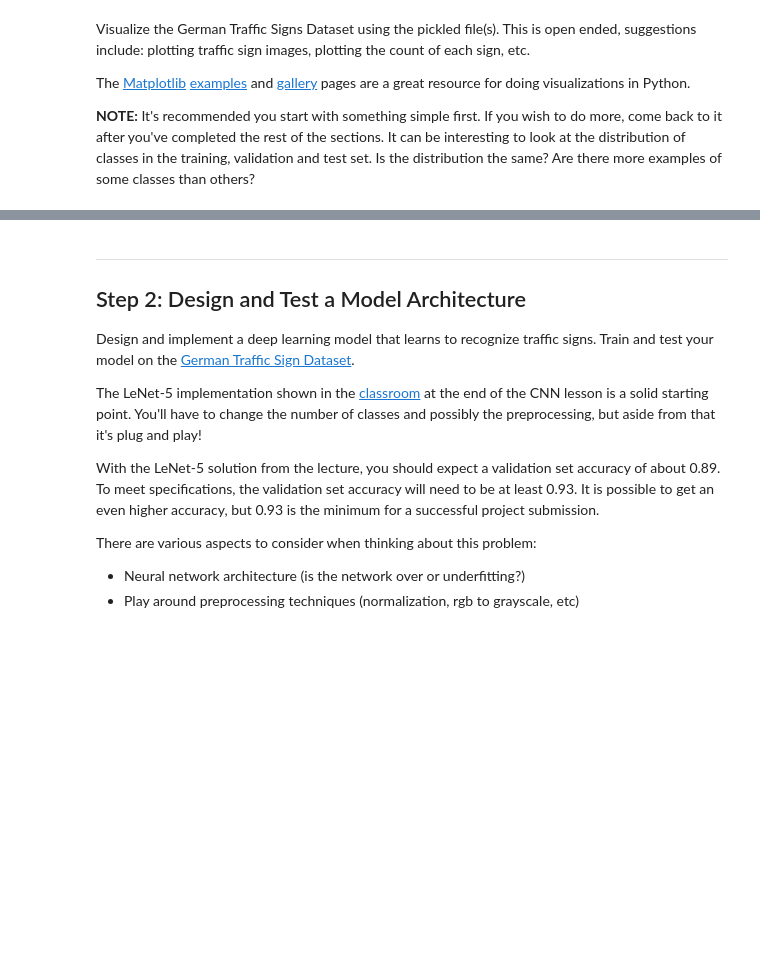
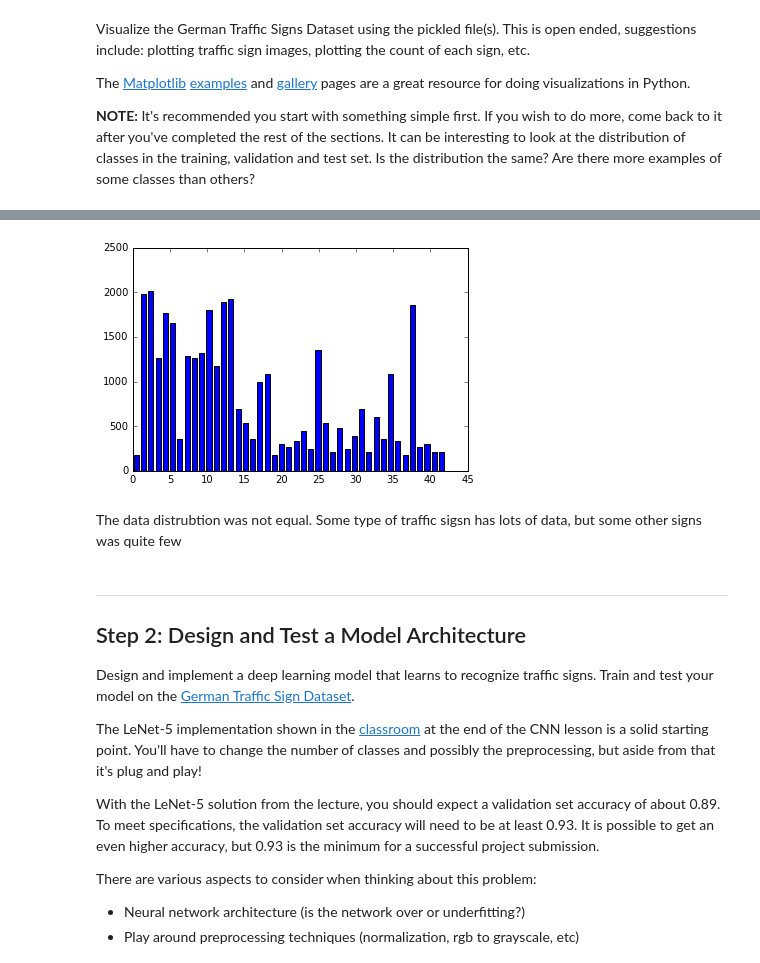
Before and after one commit to igaspard/CarND-Traffic-Sign-Classifier-Project, a Jupyter notebook: Traffic_Sign_Classifier.ipynb, the cells around one changed output, grey strips where cells are left out. Saved outputs shown, nothing was run; the diff lists cells and outputs as text; code cells hidden in the pictures; blank space fills up the shorter version.

```diff
--- a/Traffic_Sign_Classifier.ipynb
+++ b/Traffic_Sign_Classifier.ipynb
@@ -111,3 +111,14 @@ print(y_train[index])
+# %%
+# histogram of label frequency
+hist, cell = np.histogram(y_train, bins=n_classes)
+width = 0.7 * (cell[1] - cell[0])
+center = (cell[:-1] + cell[1:]) / 2
+plt.bar(center, hist, align='center', width=width)
+plt.show()
+# %% [output]
+[figure, added]
+# %% [markdown]
+The data distrubtion was not equal. Some type of traffic sigsn has lots of data, but some other signs was quite few
 # %% [markdown]
 ----
 
```
Also changed, not shown: parts of 11 cells of this notebook.
